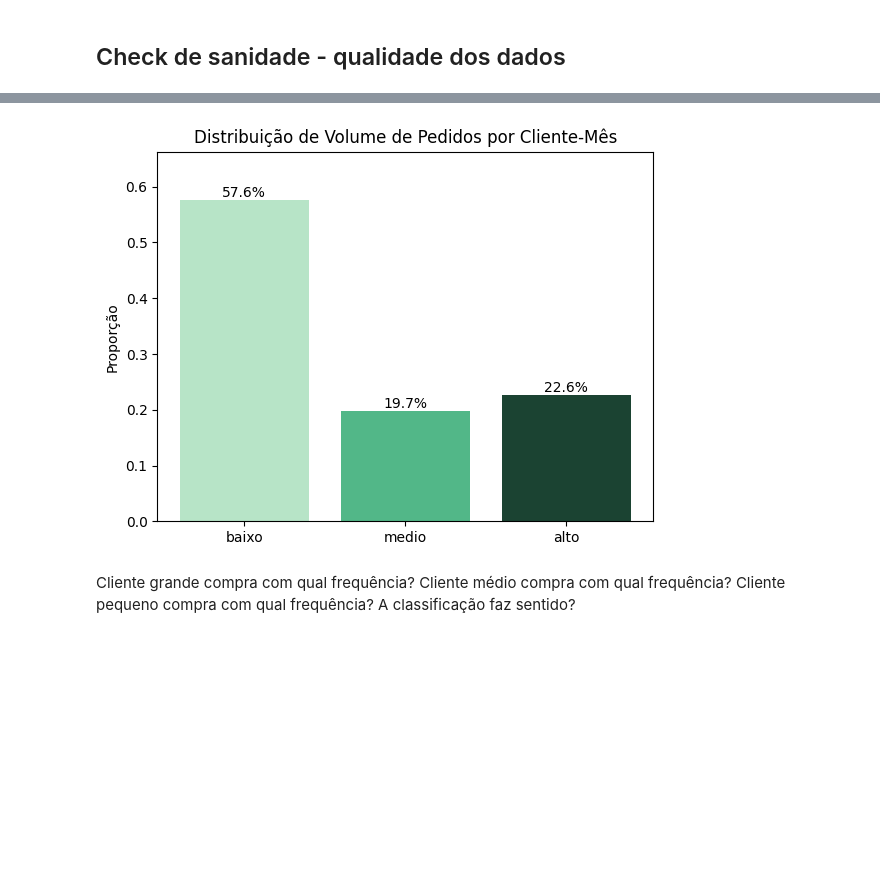
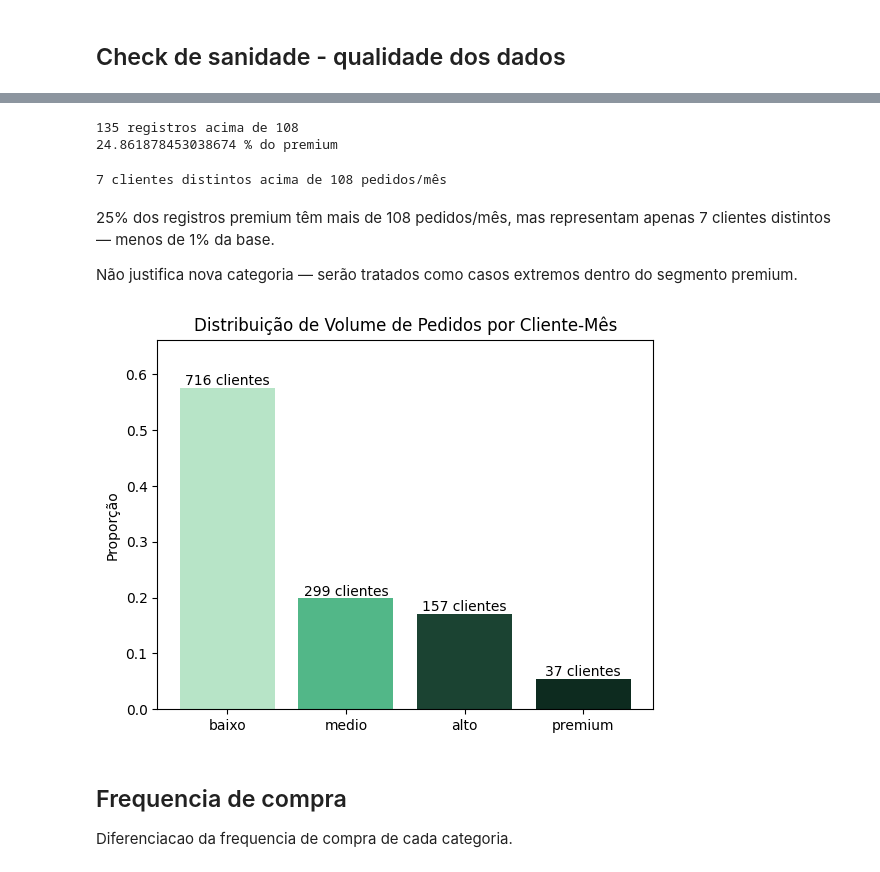
Before and after one commit to stephanie-mendes26/curtomer_churn_prediction, a Jupyter notebook: notebooks/01_pedidos_eda.ipynb, the cells around one changed output, grey strips where cells are left out. Drawn from its saved outputs; the diff is of its cells as text; code cells hidden in the pictures; blank space fills up the shorter version.

```diff
--- a/notebooks/01_pedidos_eda.ipynb
+++ b/notebooks/01_pedidos_eda.ipynb
@@ -84,5 +87,5 @@ results["DATA MIN MAX"]
 # %%
-sql = Path("../queries/base.sql").read_text()
+sql = Path("../queries/base_pedidos.sql").read_text()
 df_base = db.get_data(sql)
 
 df_base.head()
@@ -111,3 +197,0 @@ df_base.shape
-# %%
-df_base["DATA_ENTRADA"] = pd.to_datetime(df_base["DATA_ENTRADA"], errors="coerce")
-df_base["ANO_MES"] = df_base["DATA_ENTRADA"].dt.to_period("M").info()
@@ -262,5 +397,6 @@ Necessidade de segmentaçao -
 # %%
-def classificar_volume(x):
+#Classificacao dos pedidos por cliente conforme o volume de pedidos por mes
+def classificar_volume_mes(x):
     if x <= 2:
         return "baixo"
     elif x <= 5:
@@ -268,6 +404,6 @@ def classificar_volume(x):
     else:
         return "alto"
 
-cliente_mes["categoria_volume"] = cliente_mes["total_pedidos"].apply(classificar_volume)
-cliente_mes["categoria_volume"].value_counts(normalize=True)
+cliente_mes["categoria_pedido"] = cliente_mes["total_pedidos"].apply(classificar_volume_mes)
+cliente_mes["categoria_pedido"].value_counts(normalize=True)
 # %% [output]
@@ -278,0 +425,13 @@ Name: proportion, dtype: float64
+# %%
+def classificar_volume_mes(x):
+    if x <= 2:
+        return "baixo"
+    elif x <= 5:
+        return "medio"
+    elif x <= 19:
+        return "alto"
+    else:
+        return "premium"
+
+cliente_mes["categoria_pedido"] = cliente_mes["total_pedidos"].apply(classificar_volume_mes)
+cliente_mes["categoria_pedido"].value_counts(normalize=True)
@@ -279,45 +477,70 @@ Name: proportion, dtype: float64
+# %%
+acima_q3 = cliente_mes[cliente_mes["categoria_pedido"] == "premium"]["total_pedidos"]
+print((acima_q3 > 108).sum(), "registros acima de 108")
+print((acima_q3 > 108).sum() / len(acima_q3) * 100, "% do premium")
+# %% [output]
+135 registros acima de 108
+24.861878453038674 % do premium
+# %%
+clientes_acima = cliente_mes[
+    (cliente_mes["categoria_pedido"] == "premium") &
+    (cliente_mes["total_pedidos"] > 108)
+]["CLIENTE"].nunique()
+
+print(clientes_acima, "clientes distintos acima de 108 pedidos/mês")
+# %% [output]
+7 clientes distintos acima de 108 pedidos/mês
+# %% [markdown]
+25% dos registros premium têm mais de 108 pedidos/mês, mas representam apenas 7 clientes distintos — menos de 1% da base.
+
+Não justifica nova categoria — serão tratados como casos extremos dentro do segmento premium.
 # %%
 import matplotlib.pyplot as plt
 
-# Ordem lógica (ordinal)
-ordem = ["baixo", "medio", "alto"]
+ordem = ["baixo", "medio", "alto", "premium"]
 
 dist = (
-    cliente_mes["categoria_volume"]
+    cliente_mes["categoria_pedido"]
     .value_counts(normalize=True)
+    .reindex(ordem)
+)
+
+# clientes distintos por categoria
+clientes_por_cat = (
+    cliente_mes.groupby("categoria_pedido")["CLIENTE"]
+    .nunique()
     .reindex(ordem)
 )
 
 plt.figure()
 
 bars = plt.bar(
     dist.index,
     dist.values,
-    color=["#b7e4c7", "#52b788", "#1b4332"]  # verde claro → escuro
+    color=["#b7e4c7", "#52b788", "#1b4332", "#0d2b1f"]
 )
 
 plt.ylabel("Proporção")
 plt.title("Distribuição de Volume de Pedidos por Cliente-Mês")
 
-# Adicionando os percentuais
-for bar in bars:
+for bar, cat in zip(bars, ordem):
     height = bar.get_height()
+    n_clientes = clientes_por_cat[cat]
     plt.text(
         bar.get_x() + bar.get_width() / 2,
         height,
-        f"{height:.1%}",
+        f"{n_clientes} clientes",
         ha="center",
         va="bottom"
     )
 
 plt.ylim(0, max(dist.values) * 1.15)
 plt.xticks(rotation=0)
 plt.show()
 # %% [output]
-[figure, old version]
+[figure, new version]
 # %% [markdown]
-Cliente grande compra com qual frequência?
-Cliente médio compra com qual frequência?
-Cliente pequeno compra com qual frequência?
-A classificação faz sentido?
+## Frequencia de compra
+
+Diferenciacao da frequencia de compra de cada categoria.
 # %%
```
Also changed, not shown: parts of 66 cells of this notebook, 12 other files.
